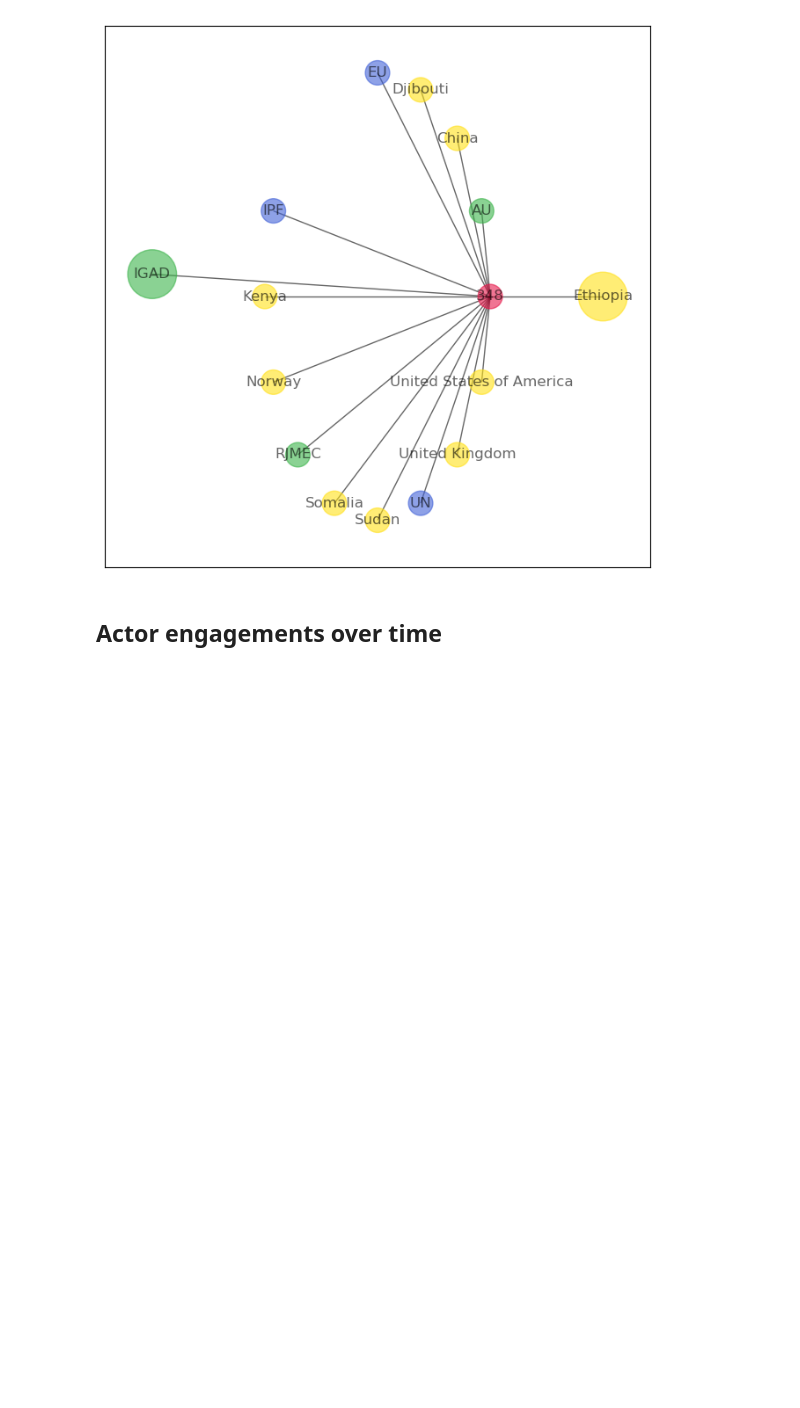
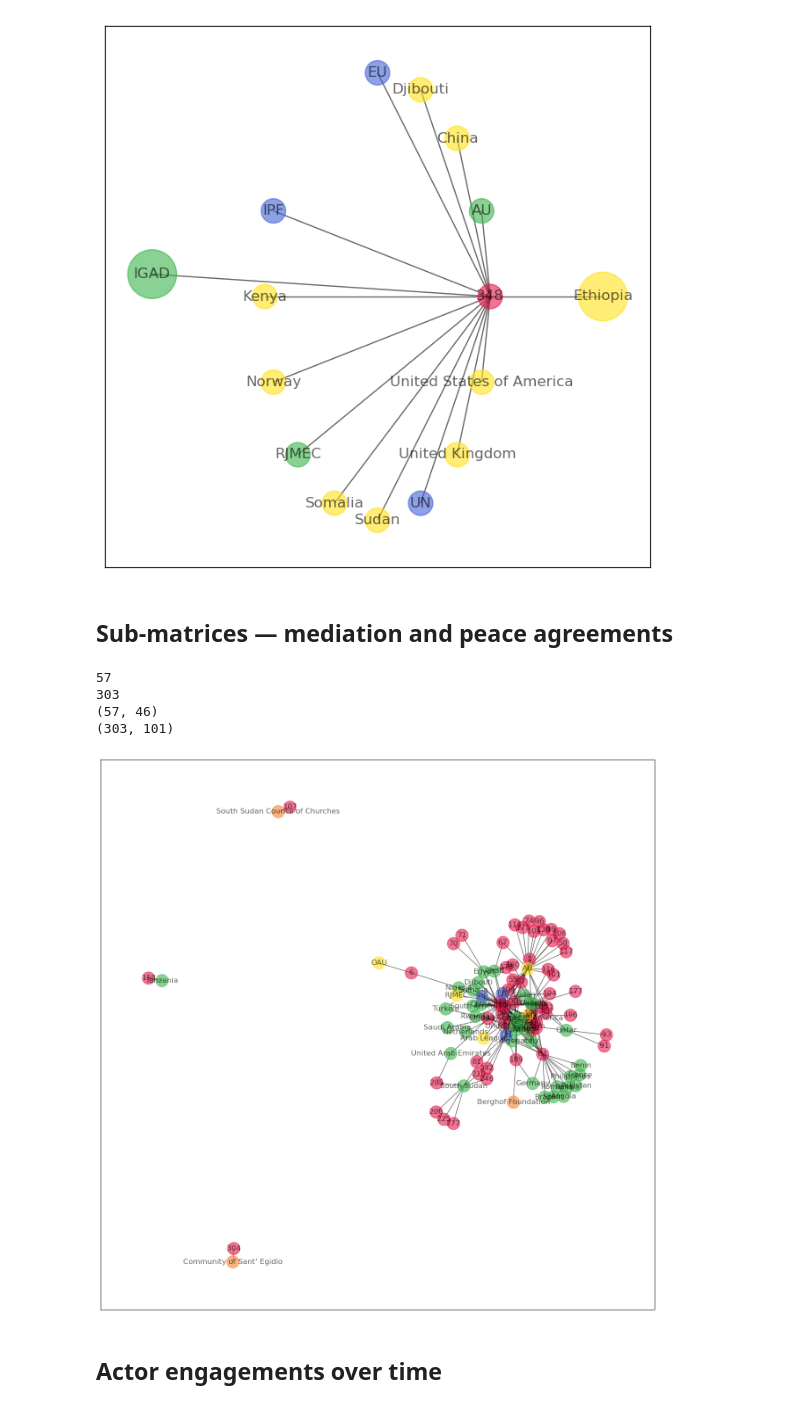
Before and after one commit to roybgardner/mediation, a Jupyter notebook: mediation_explorer.ipynb, the cells around one changed output. Drawn from its saved outputs; the diff is of its cells as text; code cells hidden in the pictures; blank space fills up the shorter version.

```diff
--- a/mediation_explorer.ipynb
+++ b/mediation_explorer.ipynb
@@ -174,6 +174,64 @@ for t in dates:
 # %% [output]
 2022
 [figure]
+# %% [markdown]
+## Sub-matrices — mediation and peace agreements
+# %%
+peace_mediation_ids = [k for k,v in data_dict['vertices_dict'].items() if v['type'] == 'MED' and\
+                  v['data']['peace_agreement'] == 1]
+
+non_peace_mediation_ids = [k for k,v in data_dict['vertices_dict'].items() if v['type'] == 'MED' and\
+                  v['data']['peace_agreement'] != 1]
+
+print(len(peace_mediation_ids))
+print(len(non_peace_mediation_ids))
+
+peace_mediation_indices = [data_dict['mediation_vertices'].index(v) for v in peace_mediation_ids]
+peace_matrix = data_dict['matrix'][np.ix_(peace_mediation_indices,range(0,len(data_dict['actor_vertices'])))]
+
+# Get columns containing non-zero value
+indices = np.where(peace_matrix > 0)
+peace_actor_indices = list(set(indices[1]))
+peace_actor_ids = [data_dict['actor_vertices'][index] for index in peace_actor_indices]
+
+peace_matrix = peace_matrix[np.ix_(range(0,peace_matrix.shape[0]),peace_actor_indices)]
+print(peace_matrix.shape)
+
+peace_dict = {}
+peace_dict['matrix'] = peace_matrix
+peace_dict['mediation_vertices'] = peace_mediation_ids
+peace_dict['actor_vertices'] = peace_actor_ids
+
+non_peace_mediation_indices = [data_dict['mediation_vertices'].index(v) for v in non_peace_mediation_ids]
+non_peace_matrix = data_dict['matrix'][np.ix_(non_peace_mediation_indices,\
+                                              range(0,len(data_dict['actor_vertices'])))]
+
+non_indices = np.where(non_peace_matrix > 0)
+non_peace_actor_indices = list(set(non_indices[1]))
+non_peace_actor_ids = [data_dict['actor_vertices'][index] for index in non_peace_actor_indices]
+
+non_peace_matrix = non_peace_matrix[np.ix_(range(0,non_peace_matrix.shape[0]),non_peace_actor_indices)]
+print(non_peace_matrix.shape)
+
+non_peace_dict = {}
+non_peace_dict['matrix'] = non_peace_matrix
+non_peace_dict['mediation_vertices'] = non_peace_mediation_ids
+non_peace_dict['actor_vertices'] = non_peace_actor_ids
+
+#plt.imshow(peace_matrix,aspect='auto')
+#plt.colorbar()
+#plt.show()
+
+adjacency_matrix,adj_vertices = adjacency_from_biadjacency(peace_dict)
+bin_matrix = (adjacency_matrix > 0).astype(np.int8)
+
+draw_networkx_graph(bin_matrix,adj_vertices,data_dict)
+# %% [output]
+57
+303
+(57, 46)
+(303, 101)
+[figure, added]
 # %% [markdown]
 ## Actor engagements over time
 # %%
```
Also changed, not shown: parts of 1 cell of this notebook, 2 other files.
